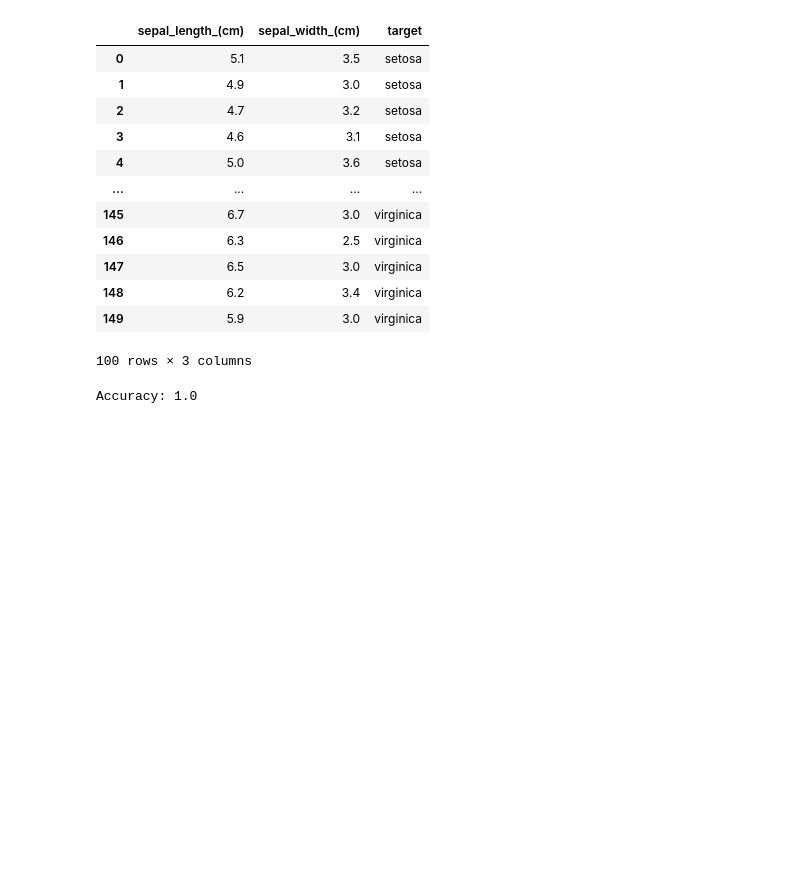
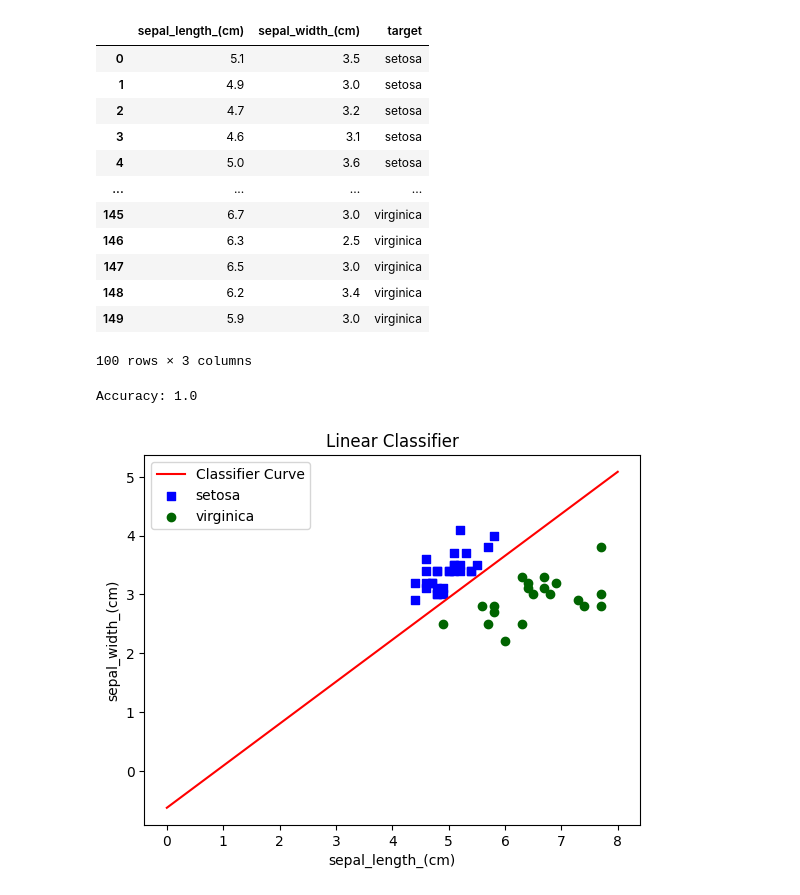
Before and after one commit to RafaelMBoeira/treinamento-h2ia, a Jupyter notebook: Linear_Classifier/LinearClassifier.ipynb, the cells around one changed output. Cells and saved outputs as stored; diff of their text form; code cells hidden in the pictures; blank space fills up the shorter version.

```diff
--- a/Linear_Classifier/LinearClassifier.ipynb
+++ b/Linear_Classifier/LinearClassifier.ipynb
@@ -207,13 +230,16 @@ class LinearClassifier:
 # %%
 class_labels = filtered_df['target'].unique()
 lc = LinearClassifier('target', class_labels, filtered_df.drop('target',axis='columns').columns)
 train_data, test_data = lc.split_dataset(filtered_df,0.5)
 
-lc.find_curve(train_data, max_iterations=11, sufficient_accuracy=0.99)
+lc.find_curve(train_data, max_iterations=20, sufficient_accuracy=0.99)
 lc.classify_samples(test_data)
 print("Accuracy:", lc.get_accuracy())
+
+lc.plot(test_data)
 # %% [output]
 Accuracy: 1.0
+[figure, added]
 # %%
 cm = lc.get_confusion_matrix()
 cm = ConfusionMatrixDisplay(cm,display_labels=class_labels)
```
Also changed, not shown: parts of 3 cells of this notebook.
